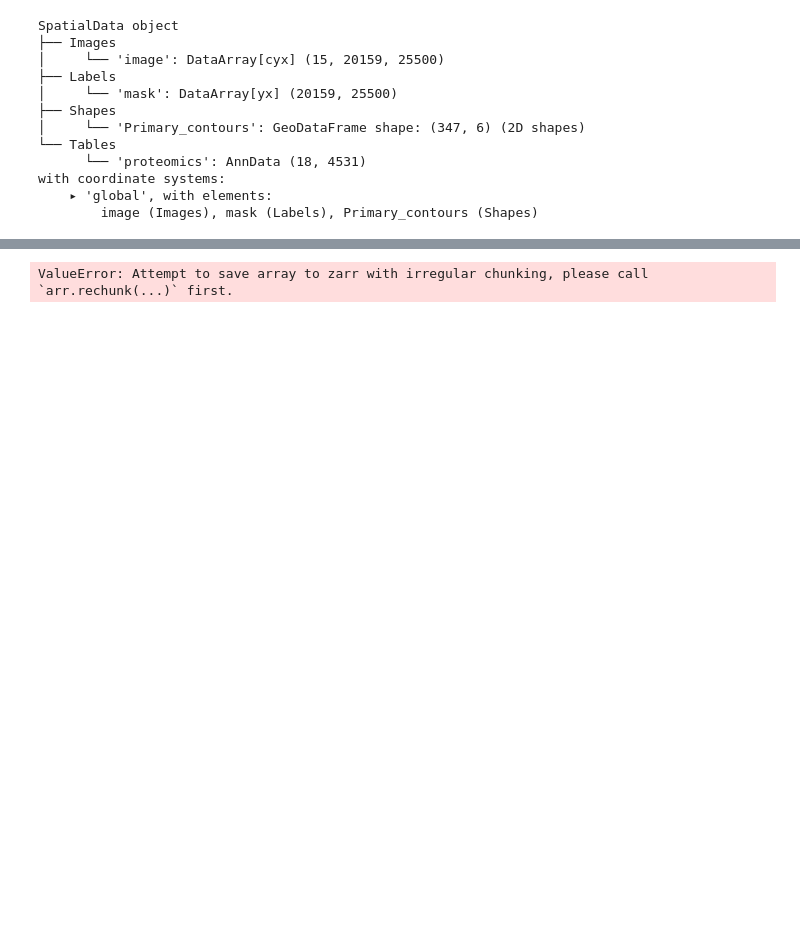
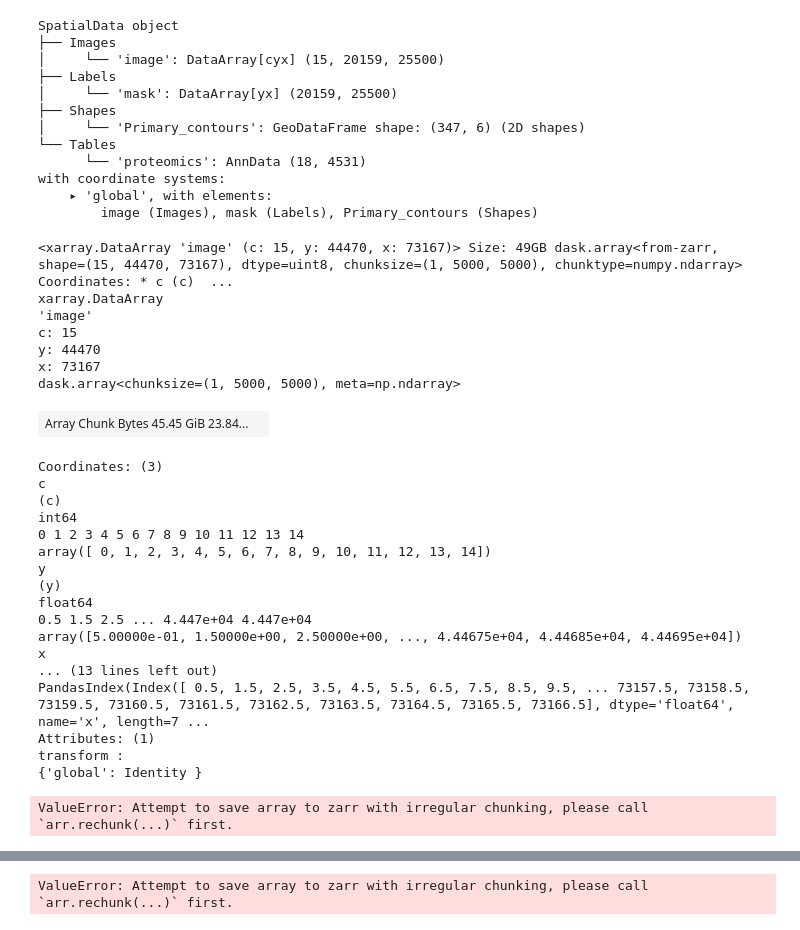
Before and after one commit to CosciaLab/openDVP, a Jupyter notebook: jupyternotebooks/5_Create_SpatialData.ipynb, the cells around one changed output, grey strips where cells are left out. Drawn from its saved outputs; the diff is of its cells as text; code cells hidden in the pictures; blank space fills up the shorter version.

```diff
--- a/jupyternotebooks/5_Create_SpatialData.ipynb
+++ b/jupyternotebooks/5_Create_SpatialData.ipynb
@@ -120,3 +92,5 @@ sdata_subset = spatialdata.bounding_box_query(
     target_coordinate_system = "global",
     filter_table = False,
 )
+# %%
+sdata = spatialdata.read_zarr("../data/sdata/20241201_1730_sdata_fullres.zarr")
@@ -135,6 +117,39 @@ SpatialData object
 with coordinate systems:
     ▸ 'global', with elements:
         image (Images), mask (Labels), Primary_contours (Shapes)
+# %%
+sdata['image']
+# %% [output]
+<xarray.DataArray 'image' (c: 15, y: 44470, x: 73167)> Size: 49GB dask.array<from-zarr, shape=(15, 44470, 73167), dtype=uint8, chunksize=(1, 5000, 5000), chunktype=numpy.ndarray> Coordinates: * c (c)  ...
+xarray.DataArray
+'image'
+c: 15
+y: 44470
+x: 73167
+dask.array<chunksize=(1, 5000, 5000), meta=np.ndarray>
+| Array Chunk Bytes 45.45 GiB 23.84... |  |
+Coordinates: (3)
+c
+(c)
+int64
+0 1 2 3 4 5 6 7 8 9 10 11 12 13 14
+array([ 0, 1, 2, 3, 4, 5, 6, 7, 8, 9, 10, 11, 12, 13, 14])
+y
+(y)
+float64
+0.5 1.5 2.5 ... 4.447e+04 4.447e+04
+array([5.00000e-01, 1.50000e+00, 2.50000e+00, ..., 4.44675e+04, 4.44685e+04, 4.44695e+04])
+x
+... (13 lines left out)
+PandasIndex(Index([ 0.5, 1.5, 2.5, 3.5, 4.5, 5.5, 6.5, 7.5, 8.5, 9.5, ... 73157.5, 73158.5, 73159.5, 73160.5, 73161.5, 73162.5, 73163.5, 73164.5, 73165.5, 73166.5], dtype='float64', name='x', length=7 ...
+Attributes: (1)
+transform :
+{'global': Identity }
+# %%
+path = r"../data/sdata/20241201_1730_sdata_subset.zarr"
+sdata_subset.write(path, overwrite=True)
+# %% [output]
+ValueError: Attempt to save array to zarr with irregular chunking, please call `arr.rechunk(...)` first.
 # %%
 interactive = napari_spatialdata.Interactive(sdata_subset)
 interactive.run()
```
Also changed, not shown: parts of 8 cells of this notebook, 9 other files.
